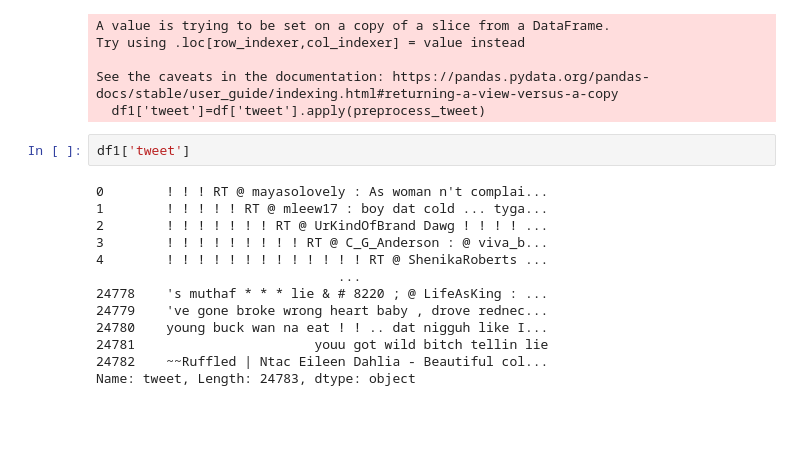
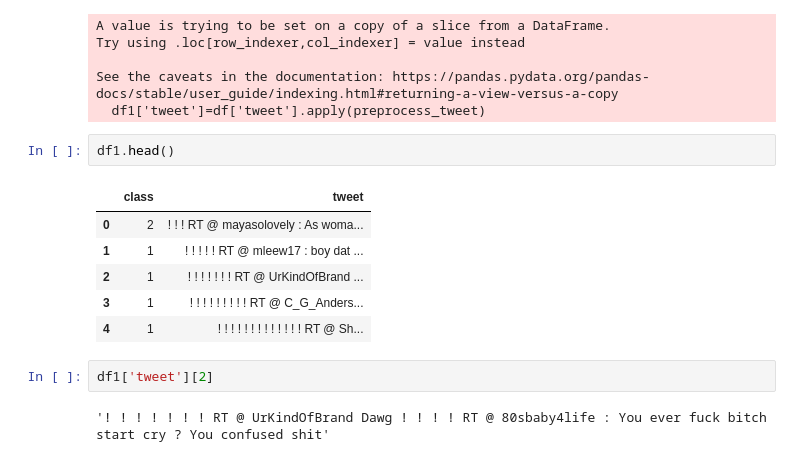
Before and after one commit to Shriansh16/NLP, a Jupyter notebook: Detecting_Hate_Speech_and_Offensive_Language.ipynb, the cells around one changed output. Saved outputs shown, nothing was run; the diff lists cells and outputs as text; blank space fills up the shorter version.

```diff
--- a/Detecting_Hate_Speech_and_Offensive_Language.ipynb
+++ b/Detecting_Hate_Speech_and_Offensive_Language.ipynb
@@ -99,18 +99,16 @@ Try using .loc[row_indexer,col_indexer] = value instead
 
 See the caveats in the documentation: https://pandas.pydata.org/pandas-docs/stable/user_guide/indexing.html#returning-a-view-versus-a-copy
   df1['tweet']=df['tweet'].apply(preprocess_tweet)
+# %%
+df1.head()
+# %% [output]
+|  | class | tweet |
+| 0 | 2 | ! ! ! RT @ mayasolovely : As woma... |
+| 1 | 1 | ! ! ! ! ! RT @ mleew17 : boy dat ... |
+| 2 | 1 | ! ! ! ! ! ! ! RT @ UrKindOfBrand ... |
+| 3 | 1 | ! ! ! ! ! ! ! ! ! RT @ C_G_Anders... |
+| 4 | 1 | ! ! ! ! ! ! ! ! ! ! ! ! ! RT @ Sh... |
 # %%
-df1['tweet']
+df1['tweet'][2]
 # %% [output]
-0        ! ! ! RT @ mayasolovely : As woman n't complai...
-1        ! ! ! ! ! RT @ mleew17 : boy dat cold ... tyga...
-2        ! ! ! ! ! ! ! RT @ UrKindOfBrand Dawg ! ! ! ! ...
-3        ! ! ! ! ! ! ! ! ! RT @ C_G_Anderson : @ viva_b...
-4        ! ! ! ! ! ! ! ! ! ! ! ! ! RT @ ShenikaRoberts ...
-                               ...
-24778    's muthaf * * * lie & # 8220 ; @ LifeAsKing : ...
-24779    've gone broke wrong heart baby , drove rednec...
-24780    young buck wan na eat ! ! .. dat nigguh like I...
-24781                       youu got wild bitch tellin lie
-24782    ~~Ruffled | Ntac Eileen Dahlia - Beautiful col...
-Name: tweet, Length: 24783, dtype: object
+'! ! ! ! ! ! ! RT @ UrKindOfBrand Dawg ! ! ! ! RT @ 80sbaby4life : You ever fuck bitch start cry ? You confused shit'
```
Also changed, not shown: parts of 40 cells of this notebook.
